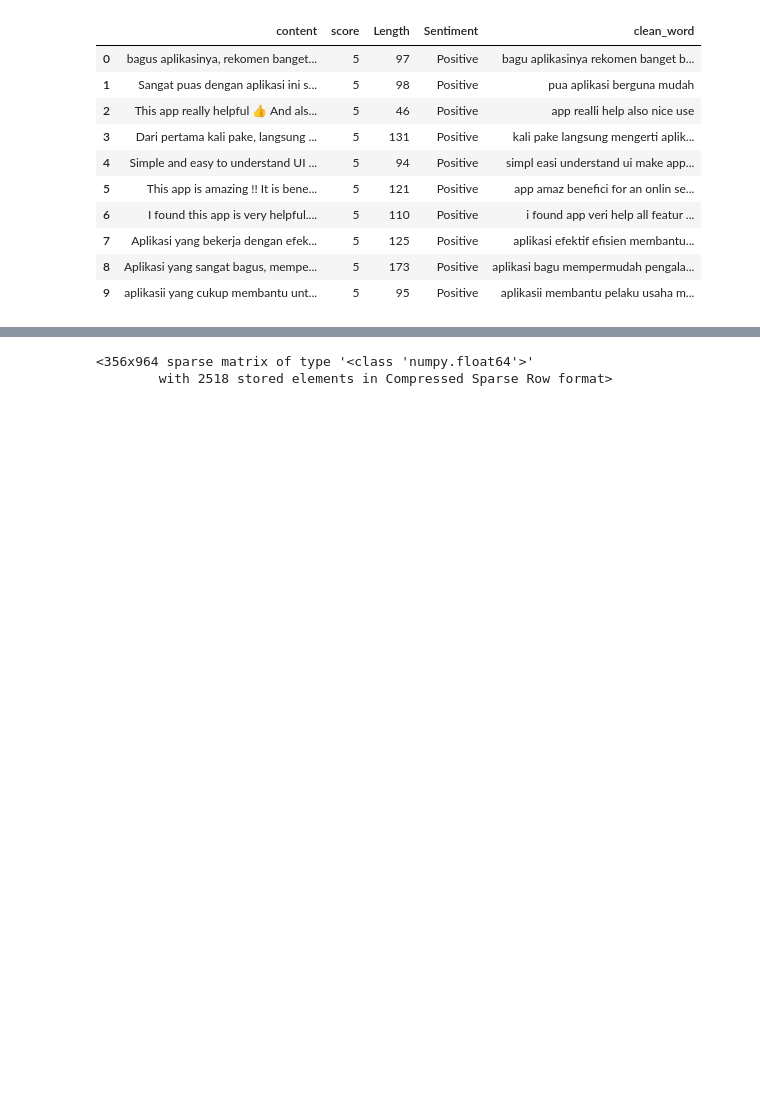
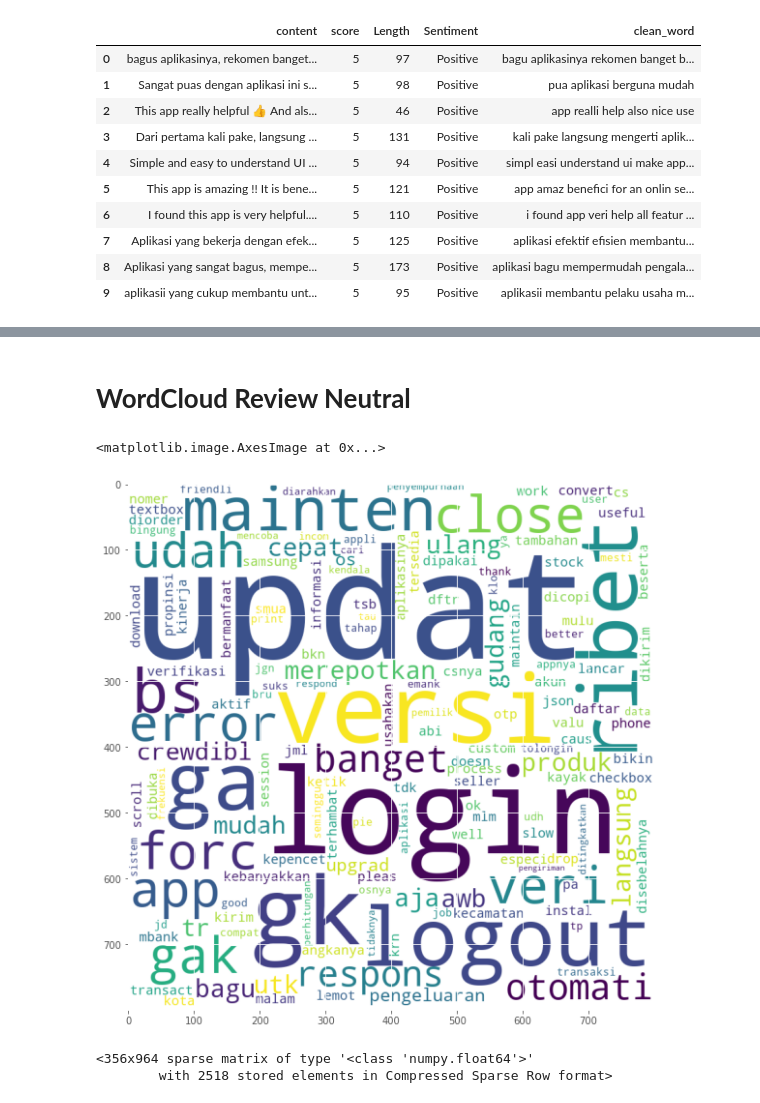
Before and after one commit to Rizqisafitri/Reviews_Crewdible, a Jupyter notebook: Sentiment_Analysis.ipynb, the cells around one changed output, grey strips where cells are left out. Cells and saved outputs as stored; diff of their text form; code cells hidden in the pictures; blank space fills up the shorter version.

```diff
--- a/Sentiment_Analysis.ipynb
+++ b/Sentiment_Analysis.ipynb
@@ -329,3 +291,16 @@ See the caveats in the documentation: https://pandas.pydata.org/pandas-docs/stab
+# %% [markdown]
+# **WordCloud Review Neutral**
+# %%
+data_Neu=data[data["Sentiment"]=='Neutral']
+
+plt.figure(figsize=(10,10))
+wcNeu = WordCloud(max_words=1000, min_font_size=10,
+                height=800,width=800,background_color="white").generate(' '.join(data_Neu['clean_word']))
+
+plt.imshow(wcNeu)
+# %% [output]
+<matplotlib.image.AxesImage at 0x...>
+[figure, added]
 # %%
 docs = list(data['clean_word'])
 # %%
```
Also changed, not shown: parts of 15 cells of this notebook.
